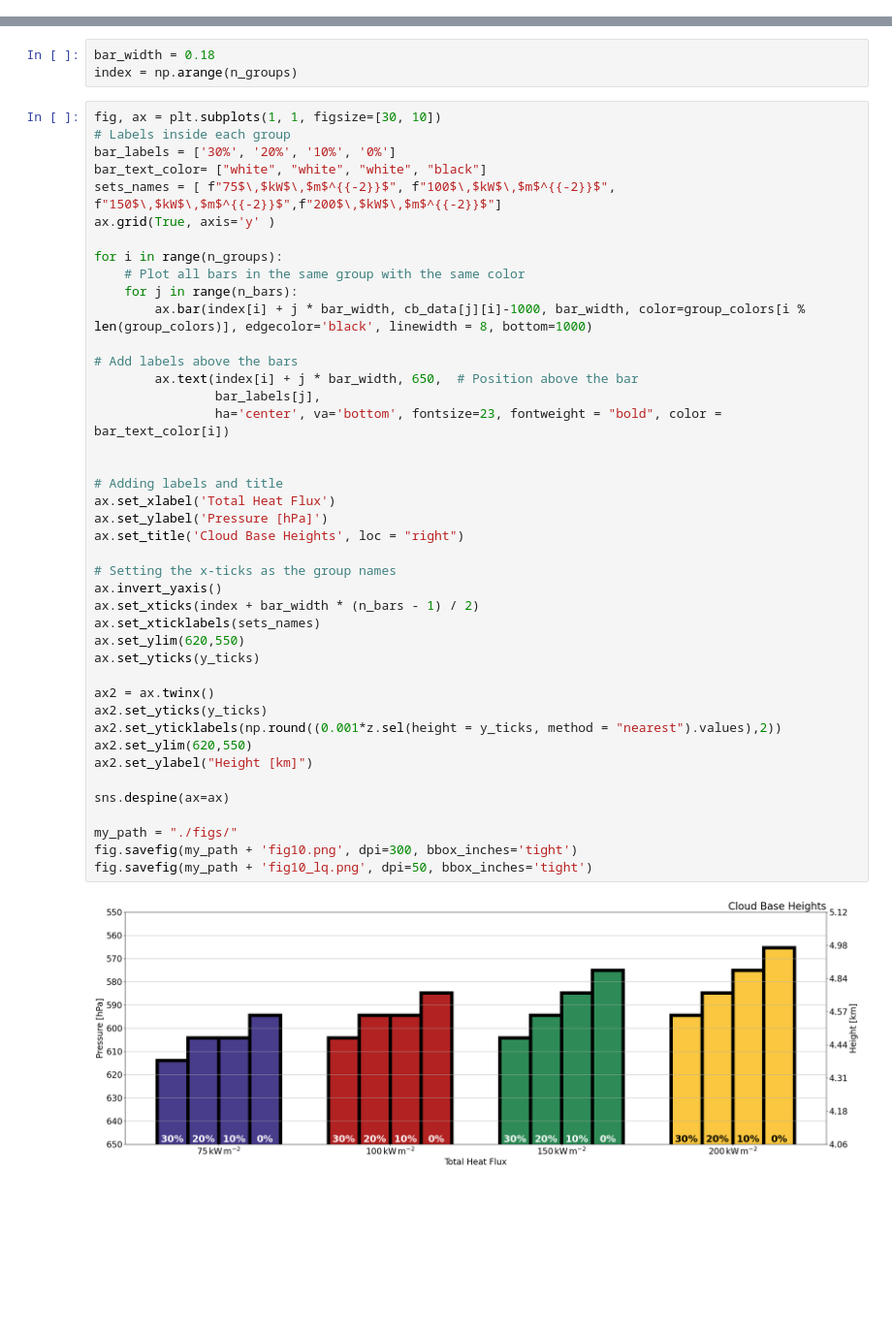
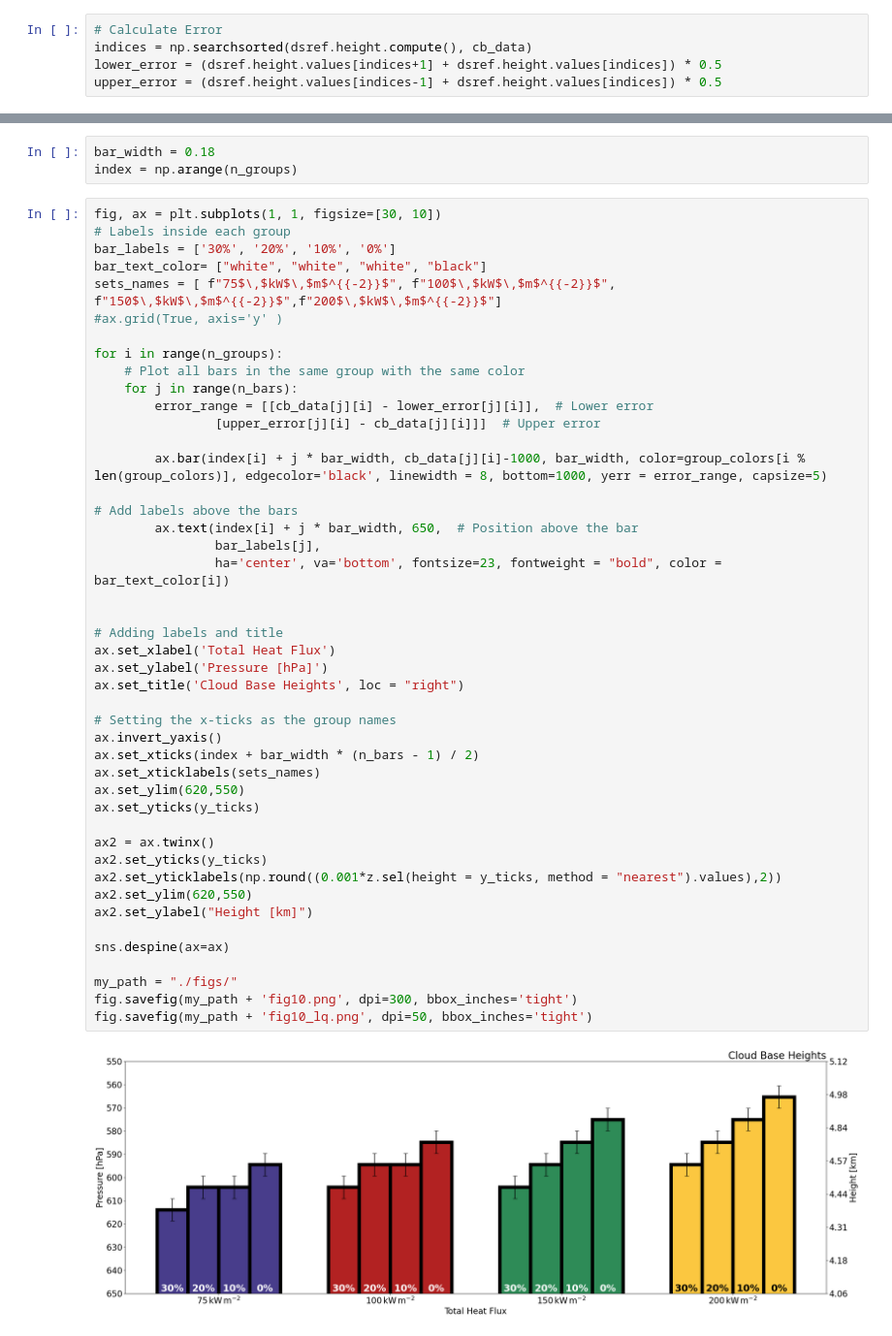
Before and after one commit to MuellerJason/jupyter_notebooks_PyroCB_paper, a Jupyter notebook: fig_10.ipynb, the cells around one changed output, grey strips where cells are left out. Shown: that part at 97% size. Drawn from its saved outputs; the diff is of its cells as text; blank space fills up the shorter version.

Commit message:
minor changes in plots

```diff
--- a/fig_10.ipynb
+++ b/fig_10.ipynb
@@ -229,6 +229,11 @@ cb_data = [
     np.array([cloud_base(ds) for ds in axis])
     for axis in list_of_lists
 ]
+# %%
+# Calculate Error
+indices = np.searchsorted(dsref.height.compute(), cb_data)
+lower_error = (dsref.height.values[indices+1] + dsref.height.values[indices]) * 0.5
+upper_error = (dsref.height.values[indices-1] + dsref.height.values[indices]) * 0.5
 # %%
 group_colors = [ "#483D8B", "#B22222", "#2E8B57", "#fbc740"]
 steps = ["30%","20%", "10%","0%"]
@@ -251,41 +256,44 @@ fig, ax = plt.subplots(1, 1, figsize=[30, 10])
 bar_labels = ['30%', '20%', '10%', '0%']
 bar_text_color= ["white", "white", "white", "black"]
 sets_names = [ f"75$\,$kW$\,$m$^{{-2}}$", f"100$\,$kW$\,$m$^{{-2}}$", f"150$\,$kW$\,$m$^{{-2}}$",f"200$\,$kW$\,$m$^{{-2}}$"]
-ax.grid(True, axis='y' )
+#ax.grid(True, axis='y' )
 
 for i in range(n_groups):
     # Plot all bars in the same group with the same color
     for j in range(n_bars):
-        ax.bar(index[i] + j * bar_width, cb_data[j][i]-1000, bar_width, color=group_colors[i % len(group_colors)], edgecolor='black', linewidth = 8, bottom=1000)
+        error_range = [[cb_data[j][i] - lower_error[j][i]],  # Lower error
+                [upper_error[j][i] - cb_data[j][i]]]  # Upper error
+
+        ax.bar(index[i] + j * bar_width, cb_data[j][i]-1000, bar_width, color=group_colors[i % len(group_colors)], edgecolor='black', linewidth = 8, bottom=1000, yerr = error_range, capsize=5)
 
 # Add labels above the bars
         ax.text(index[i] + j * bar_width, 650,  # Position above the bar
                 bar_labels[j],
                 ha='center', va='bottom', fontsize=23, fontweight = "bold", color = bar_text_color[i])
 
 
 # Adding labels and title
 ax.set_xlabel('Total Heat Flux')
 ax.set_ylabel('Pressure [hPa]')
 ax.set_title('Cloud Base Heights', loc = "right")
 
 # Setting the x-ticks as the group names
 ax.invert_yaxis()
 ax.set_xticks(index + bar_width * (n_bars - 1) / 2)
 ax.set_xticklabels(sets_names)
 ax.set_ylim(620,550)
 ax.set_yticks(y_ticks)
 
 ax2 = ax.twinx()
 ax2.set_yticks(y_ticks)
 ax2.set_yticklabels(np.round((0.001*z.sel(height = y_ticks, method = "nearest").values),2))
 ax2.set_ylim(620,550)
 ax2.set_ylabel("Height [km]")
 
 sns.despine(ax=ax)
 
 my_path = "./figs/"
 fig.savefig(my_path + 'fig10.png', dpi=300, bbox_inches='tight')
 fig.savefig(my_path + 'fig10_lq.png', dpi=50, bbox_inches='tight')
 # %% [output]
-[figure, old version]
+[figure, new version]
```
Also changed, not shown: 1 other file.
